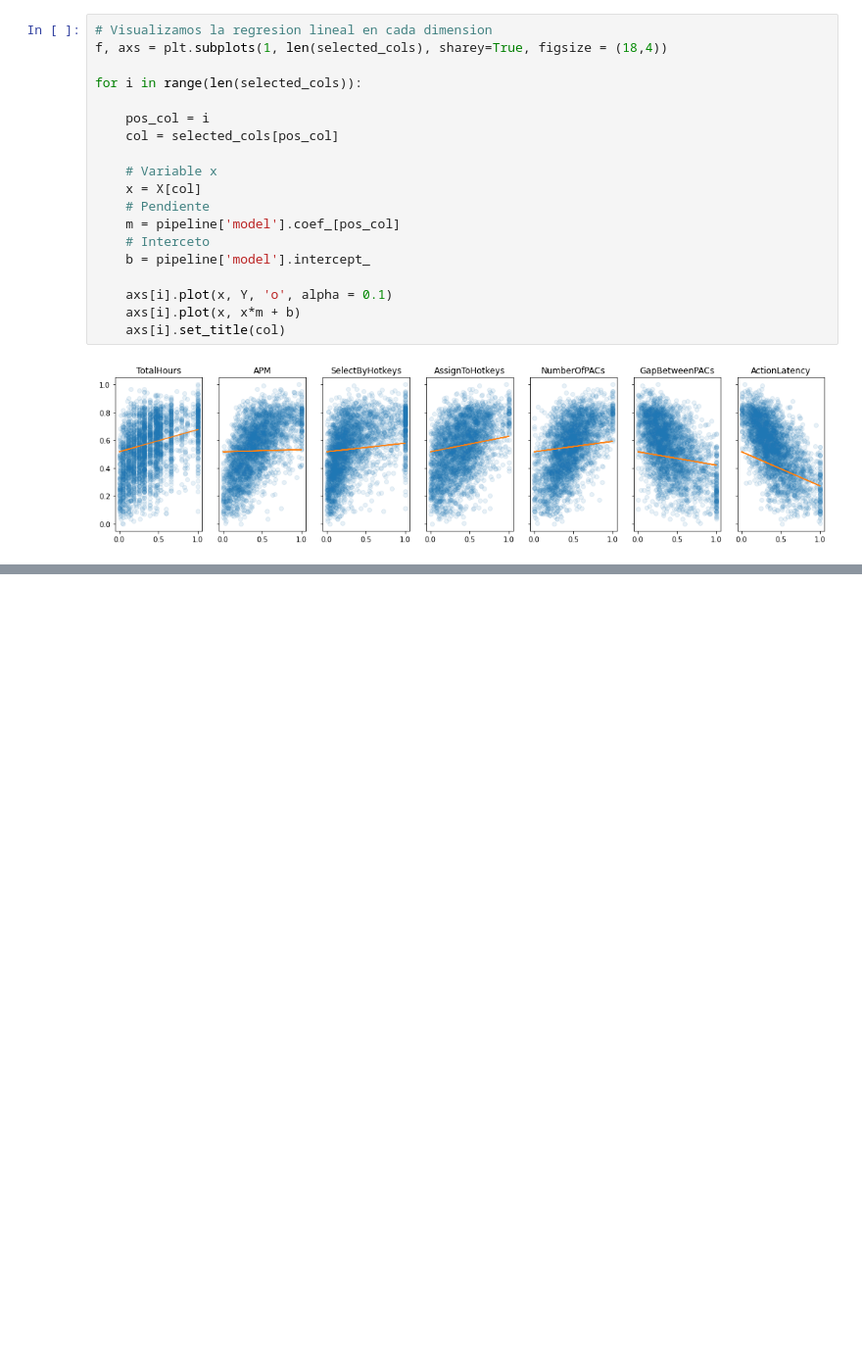
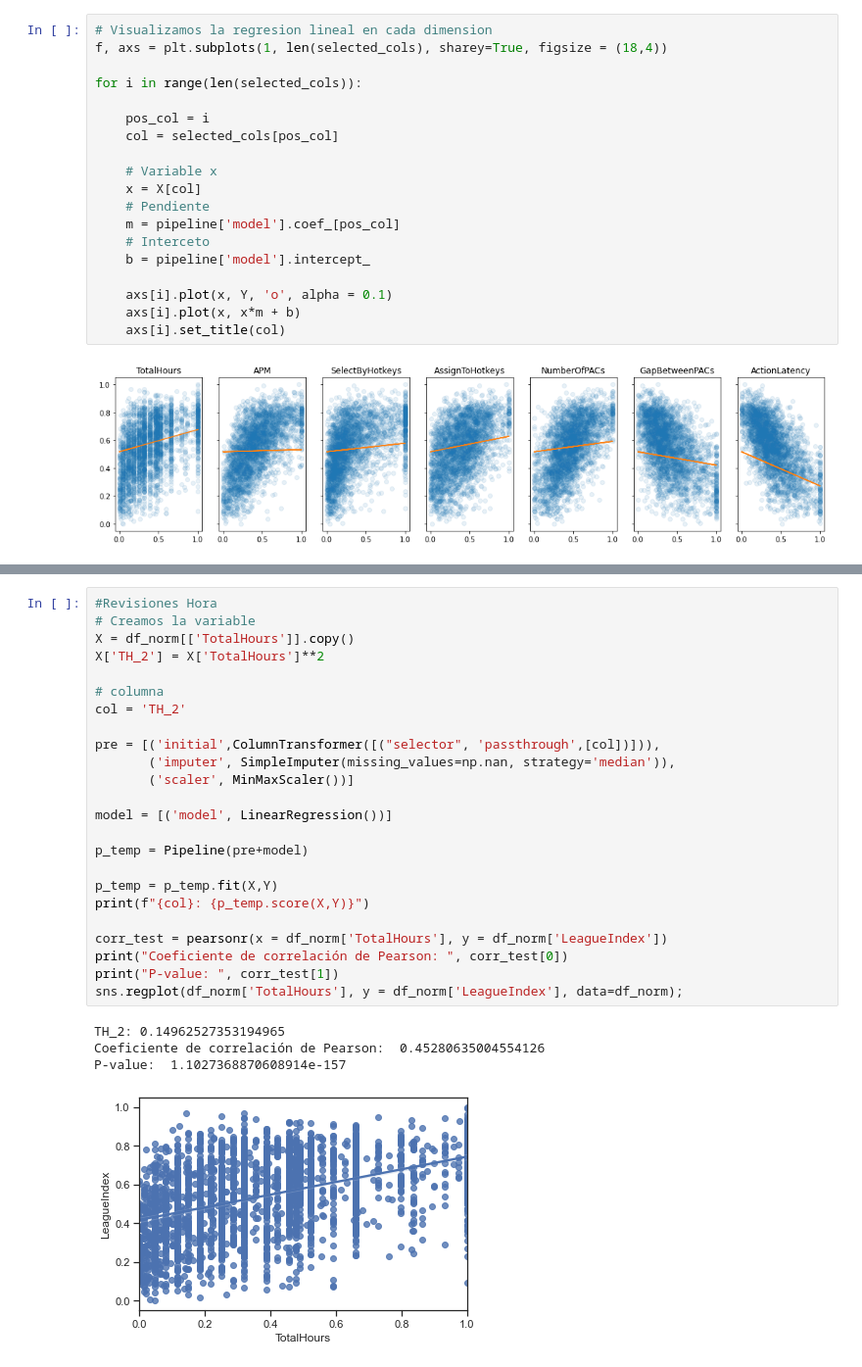
Before and after one commit to juandiegocardona/LaboratoriosBI, a Jupyter notebook: Laboratorio3/Laboratorio3.ipynb, the cells around one changed output, grey strips where cells are left out. Shown at 98% size. Cells and saved outputs as stored; diff of their text form; blank space fills up the shorter version.

```diff
--- a/Laboratorio3/Laboratorio3.ipynb
+++ b/Laboratorio3/Laboratorio3.ipynb
@@ -293,0 +327,29 @@ for i in range(len(selected_cols)):
+# %%
+#Revisiones Hora
+# Creamos la variable
+X = df_norm[['TotalHours']].copy()
+X['TH_2'] = X['TotalHours']**2
+
+# columna
+col = 'TH_2'
+
+pre = [('initial',ColumnTransformer([("selector", 'passthrough',[col])])),
+       ('imputer', SimpleImputer(missing_values=np.nan, strategy='median')),
+       ('scaler', MinMaxScaler())]
+
+model = [('model', LinearRegression())]
+
+p_temp = Pipeline(pre+model)
+
+p_temp = p_temp.fit(X,Y)
+print(f"{col}: {p_temp.score(X,Y)}")
+
+corr_test = pearsonr(x = df_norm['TotalHours'], y = df_norm['LeagueIndex'])
+print("Coeficiente de correlación de Pearson: ", corr_test[0])
+print("P-value: ", corr_test[1])
+sns.regplot(df_norm['TotalHours'], y = df_norm['LeagueIndex'], data=df_norm);
+# %% [output]
+TH_2: 0.14962527353194965
+Coeficiente de correlación de Pearson:  0.45280635004554126
+P-value:  1.1027368870608914e-157
+[figure, added]
```
Also changed, not shown: parts of 22 cells of this notebook, 1 other file.
